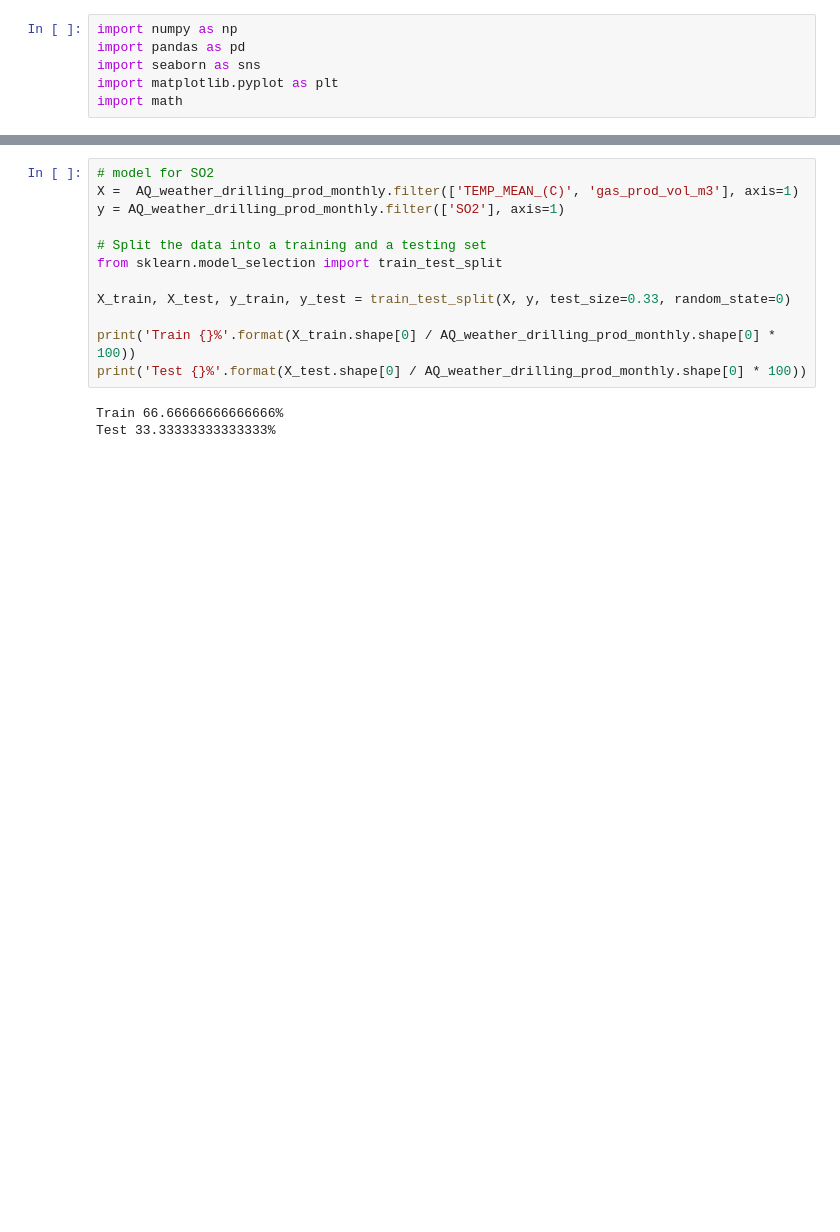
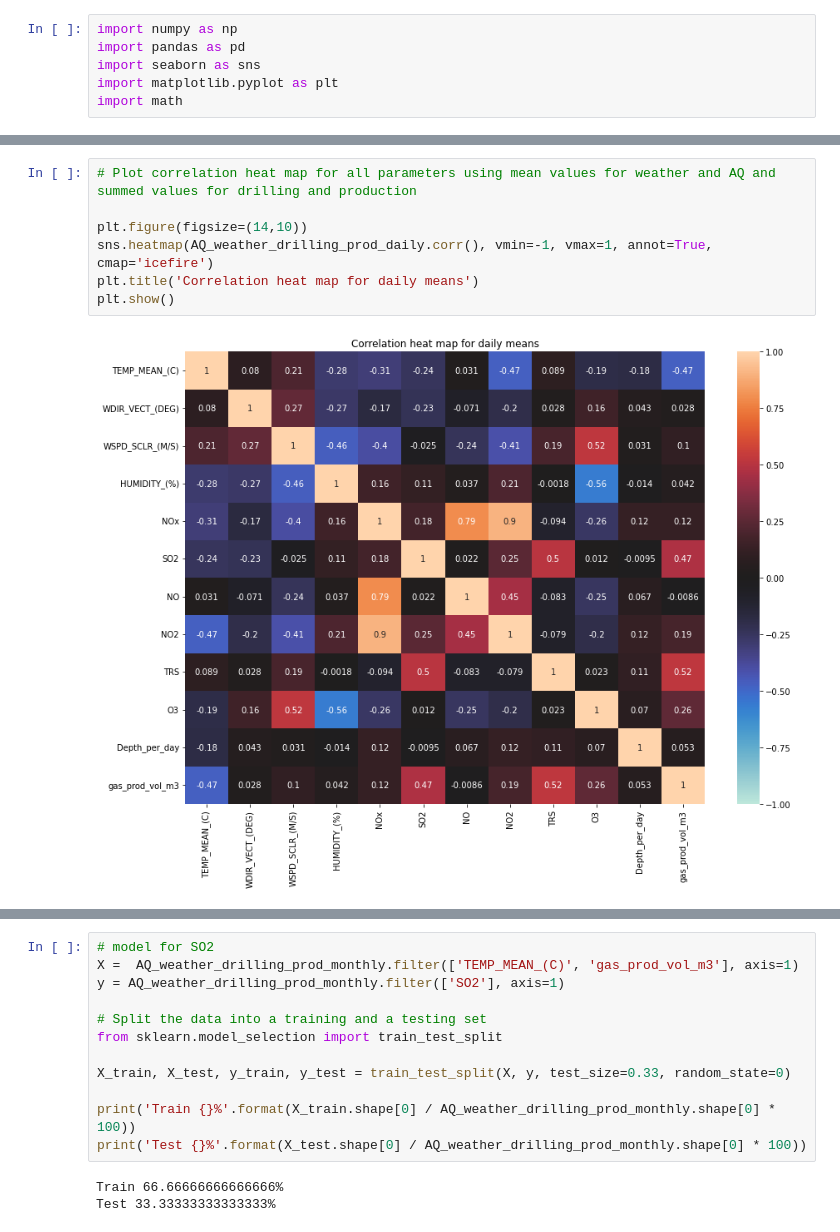
Before and after one commit to mirandadoris/CIV1498_Project2_Pythoneers, a Jupyter notebook: 2-Analysis/Weather_AQ_UOG_Analysis.ipynb, the cells around one changed output, grey strips where cells are left out. Drawn from its saved outputs; the diff is of its cells as text; blank space fills up the shorter version.

```diff
--- a/2-Analysis/Weather_AQ_UOG_Analysis.ipynb
+++ b/2-Analysis/Weather_AQ_UOG_Analysis.ipynb
@@ -49,3 +61,12 @@ AQ_weather_drilling_prod_daily.head()
 | 2019-01-03 | -6.262500 | 281.950000 | 2.079167 | 72.279167 | 6.056250 | 0.297917 | 0.677083 | 5.362500 | ... |
 | 2019-01-04 | -7.912500 | 187.333333 | 0.779167 | 88.525000 | 6.258333 | 0.687500 | 0.377083 | 5.879167 | ... |
 | 2019-01-05 | -9.120833 | 121.070833 | 1.870833 | 88.825000 | 5.381250 | 1.010417 | 0.737500 | 4.652083 | ... |
+# %%
+# Plot correlation heat map for all parameters using mean values for weather and AQ and summed values for drilling and production
+
+plt.figure(figsize=(14,10))
+sns.heatmap(AQ_weather_drilling_prod_daily.corr(), vmin=-1, vmax=1, annot=True, cmap='icefire')
+plt.title('Correlation heat map for daily means')
+plt.show()
+# %% [output]
+[figure, added]
```
Also changed, not shown: parts of 20 cells of this notebook.
